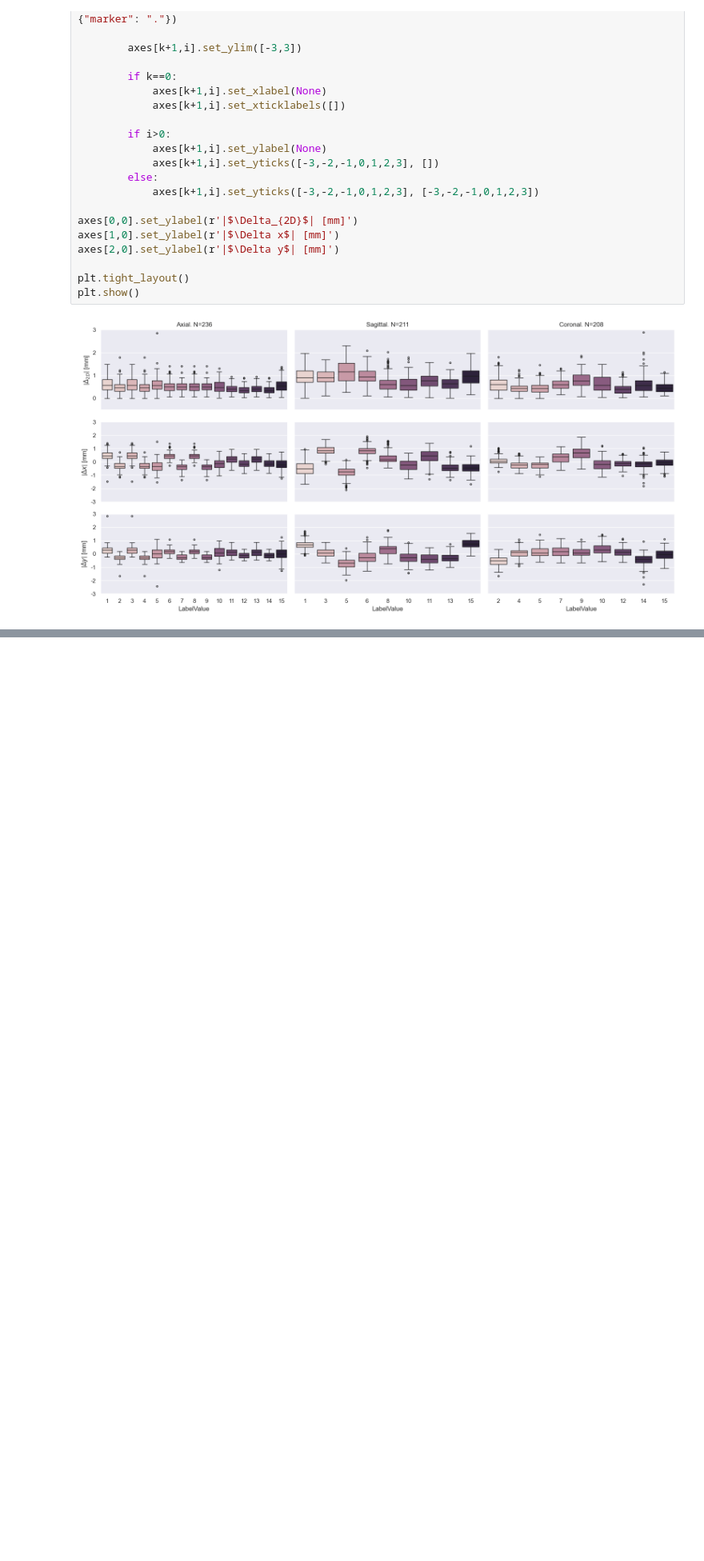
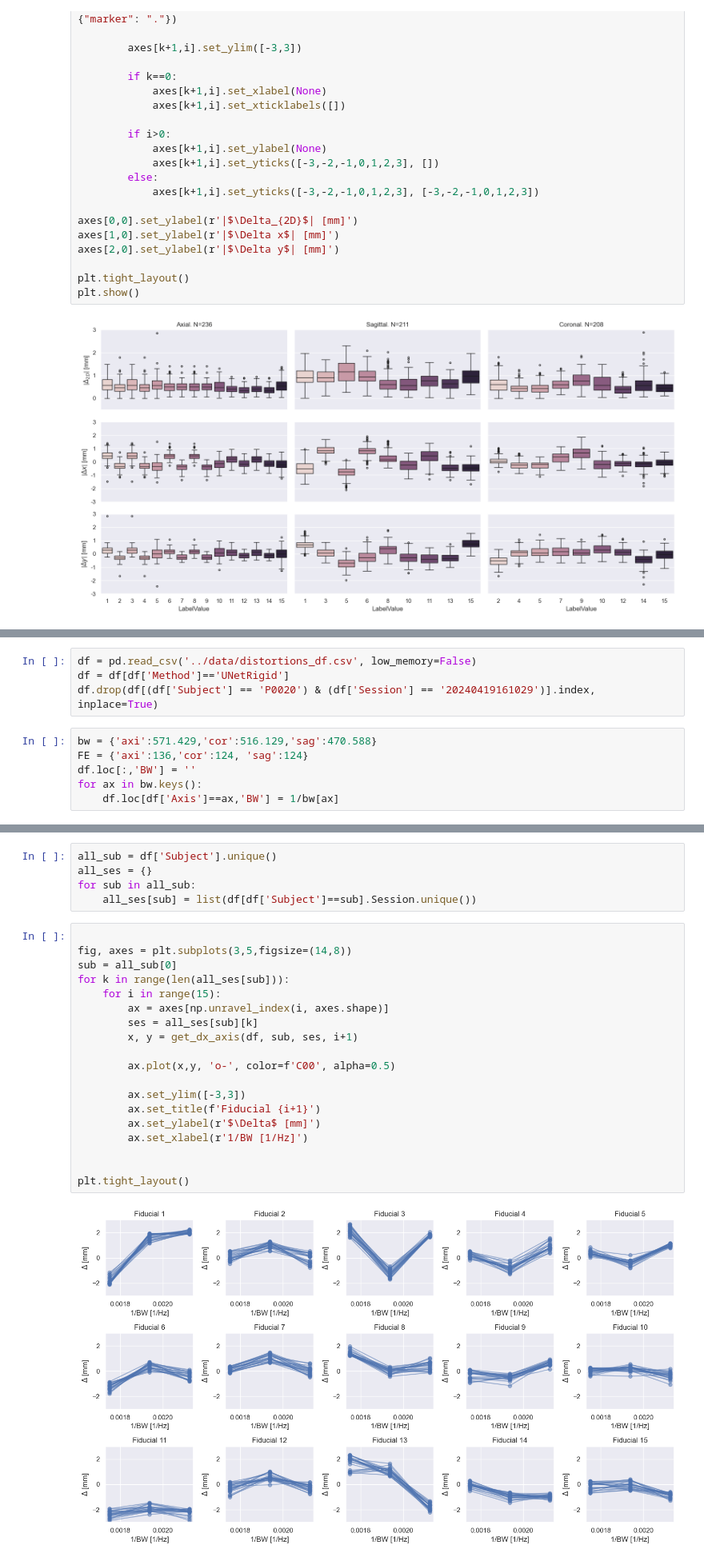
Before and after one commit to UNITY-Physics/unity_qa_paper, a Jupyter notebook: notebooks/distortions_2D.ipynb, the cells around one changed output, grey strips where cells are left out. Shown at 80% size. Saved outputs shown, nothing was run; the diff lists cells and outputs as text; blank space fills up the shorter version.

```diff
--- a/notebooks/distortions_2D.ipynb
+++ b/notebooks/distortions_2D.ipynb
@@ -452,0 +477,10 @@ plt.show()
+# %%
+df = pd.read_csv('../data/distortions_df.csv', low_memory=False)
+df = df[df['Method']=='UNetRigid']
+df.drop(df[(df['Subject'] == 'P0020') & (df['Session'] == '20240419161029')].index, inplace=True)
+# %%
+bw = {'axi':571.429,'cor':516.129,'sag':470.588}
+FE = {'axi':136,'cor':124, 'sag':124}
+df.loc[:,'BW'] = ''
+for ax in bw.keys():
+    df.loc[df['Axis']==ax,'BW'] = 1/bw[ax]
@@ -452,0 +509,26 @@ plt.show()
+# %%
+all_sub = df['Subject'].unique()
+all_ses = {}
+for sub in all_sub:
+    all_ses[sub] = list(df[df['Subject']==sub].Session.unique())
+# %%
+
+fig, axes = plt.subplots(3,5,figsize=(14,8))
+sub = all_sub[0]
+for k in range(len(all_ses[sub])):
+    for i in range(15):
+        ax = axes[np.unravel_index(i, axes.shape)]
+        ses = all_ses[sub][k]
+        x, y = get_dx_axis(df, sub, ses, i+1)
+
+        ax.plot(x,y, 'o-', color=f'C00', alpha=0.5)
+
+        ax.set_ylim([-3,3])
+        ax.set_title(f'Fiducial {i+1}')
+        ax.set_ylabel(r'$\Delta$ [mm]')
+        ax.set_xlabel(r'1/BW [1/Hz]')
+
+
+plt.tight_layout()
+# %% [output]
+[figure, added]
```
Also changed, not shown: parts of 6 cells of this notebook.
